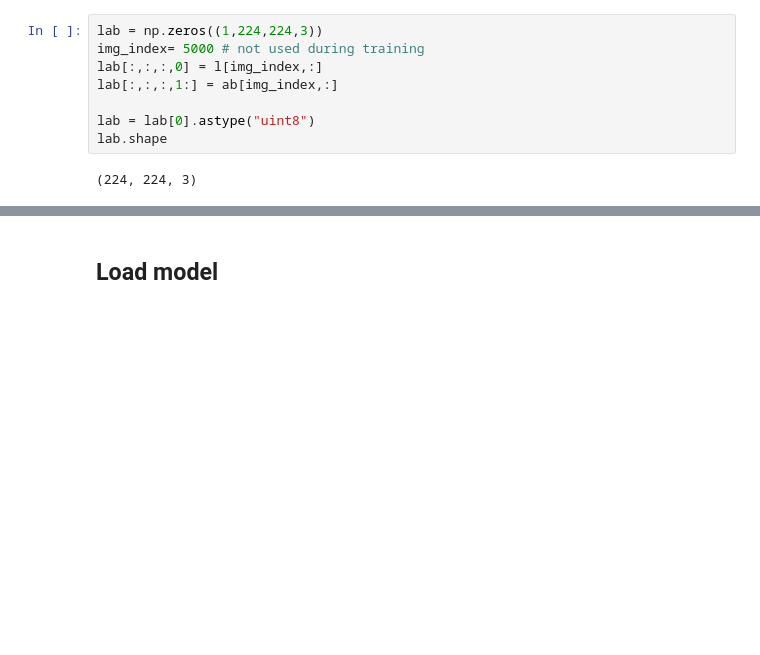
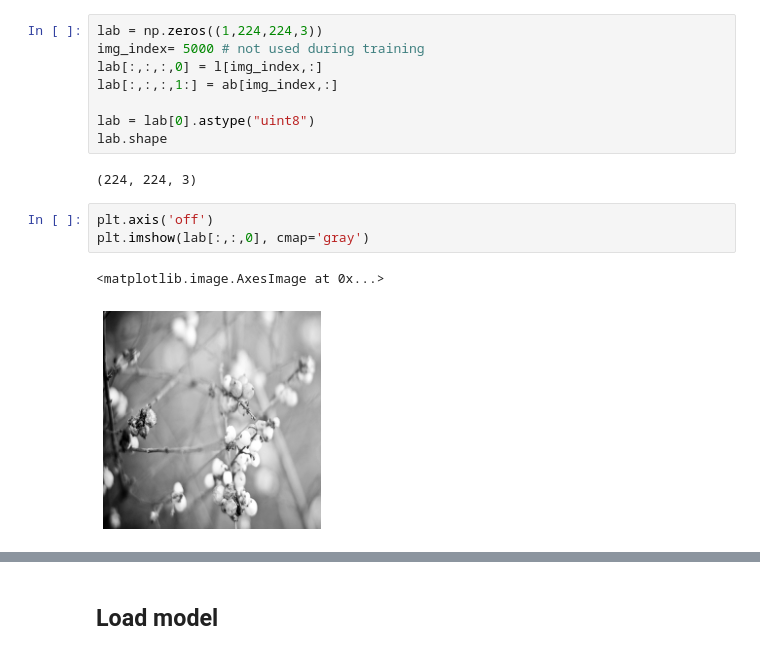
Before and after one commit to alexchandler100/MAT_180, a Jupyter notebook: colorized/demo/reverse_process.ipynb, the cells around one changed output, grey strips where cells are left out. Drawn from its saved outputs; the diff is of its cells as text; blank space fills up the shorter version.

```diff
--- a/colorized/demo/reverse_process.ipynb
+++ b/colorized/demo/reverse_process.ipynb
@@ -35,4 +35,10 @@ lab = lab[0].astype("uint8")
 lab.shape
 # %% [output]
 (224, 224, 3)
+# %%
+plt.axis('off')
+plt.imshow(lab[:,:,0], cmap='gray')
+# %% [output]
+<matplotlib.image.AxesImage at 0x...>
+[figure, added]
 # %%
```
Also changed, not shown: parts of 8 cells of this notebook, 3 other files.
